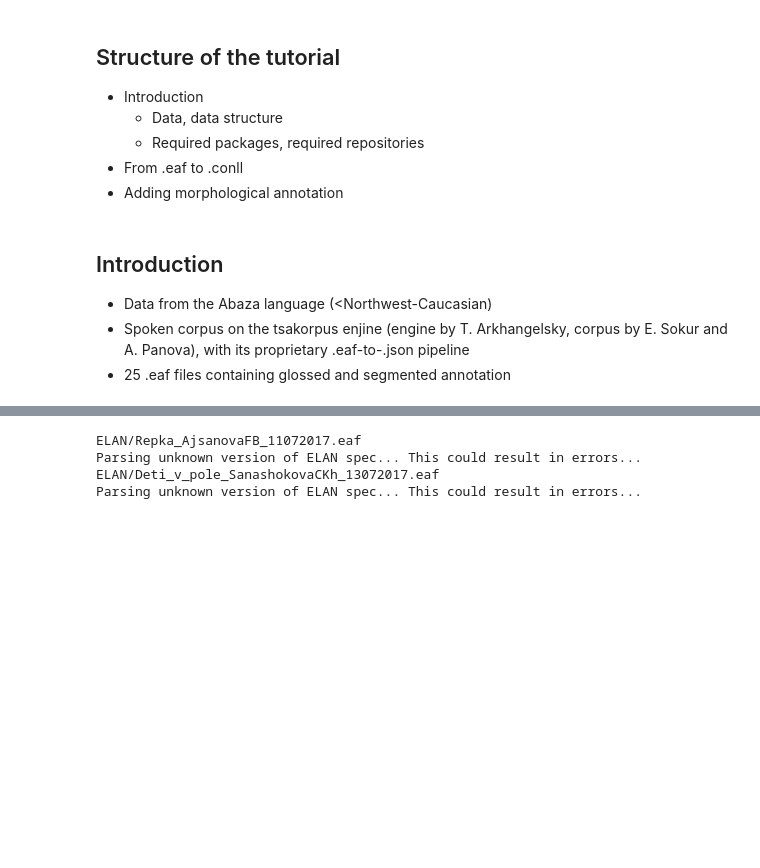
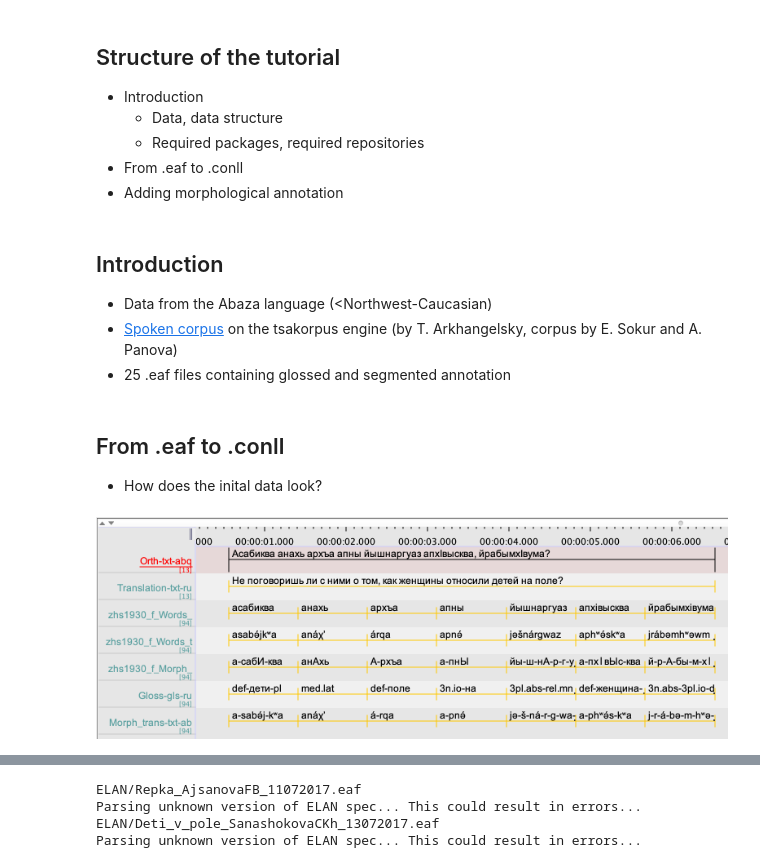
Before and after one commit to alexeykosh/2020-LIFT-json-to-UD, a Jupyter notebook: slides.ipynb, the cells around one changed output, grey strips where cells are left out. Saved outputs shown, nothing was run; the diff lists cells and outputs as text; code cells hidden in the pictures; blank space fills up the shorter version.

```diff
--- a/slides.ipynb
+++ b/slides.ipynb
@@ -18,5 +19,5 @@ Département d'études cognitives, ENS
 ## Introduction
 
 - Data from the Abaza language (<Northwest-Caucasian)
-- Spoken corpus on the tsakorpus enjine (engine by T. Arkhangelsky, corpus by E. Sokur and A. Panova), with its proprietary .eaf-to-.json pipeline
+- [Spoken corpus](https://linghub.ru/spoken_abaza/) on the tsakorpus engine (by T. Arkhangelsky, corpus by E. Sokur and A. Panova)
 - 25 .eaf files containing glossed and segmented annotation
@@ -23 +27,9 @@ Département d'études cognitives, ENS
+# %% [markdown]
+## From .eaf to .conll
+
+- How does the inital data look?
+# %%
+Image(filename='pics/eaf_looks.png')
+# %% [output]
+[figure, added]
 # %% [markdown]
```
Also changed, not shown: parts of 4 cells of this notebook.
